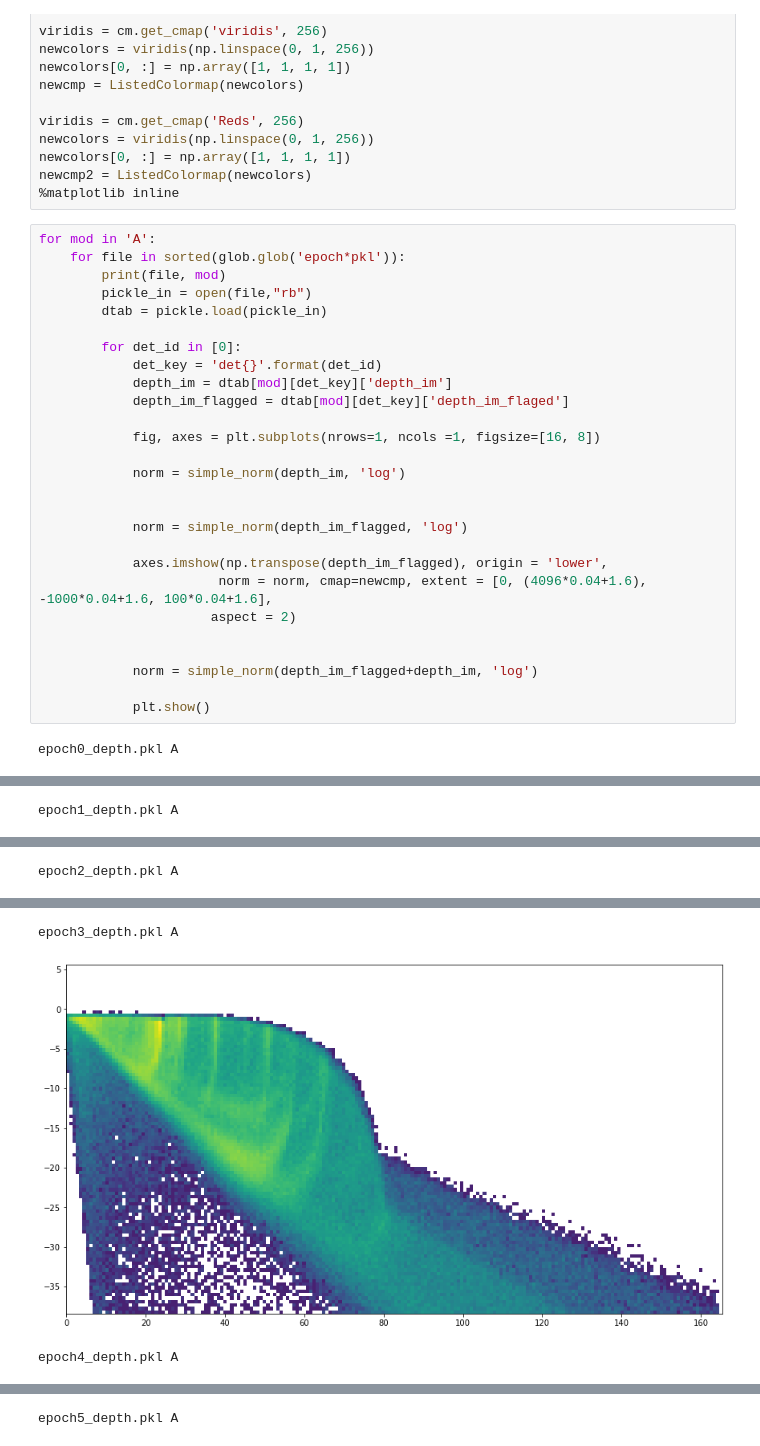
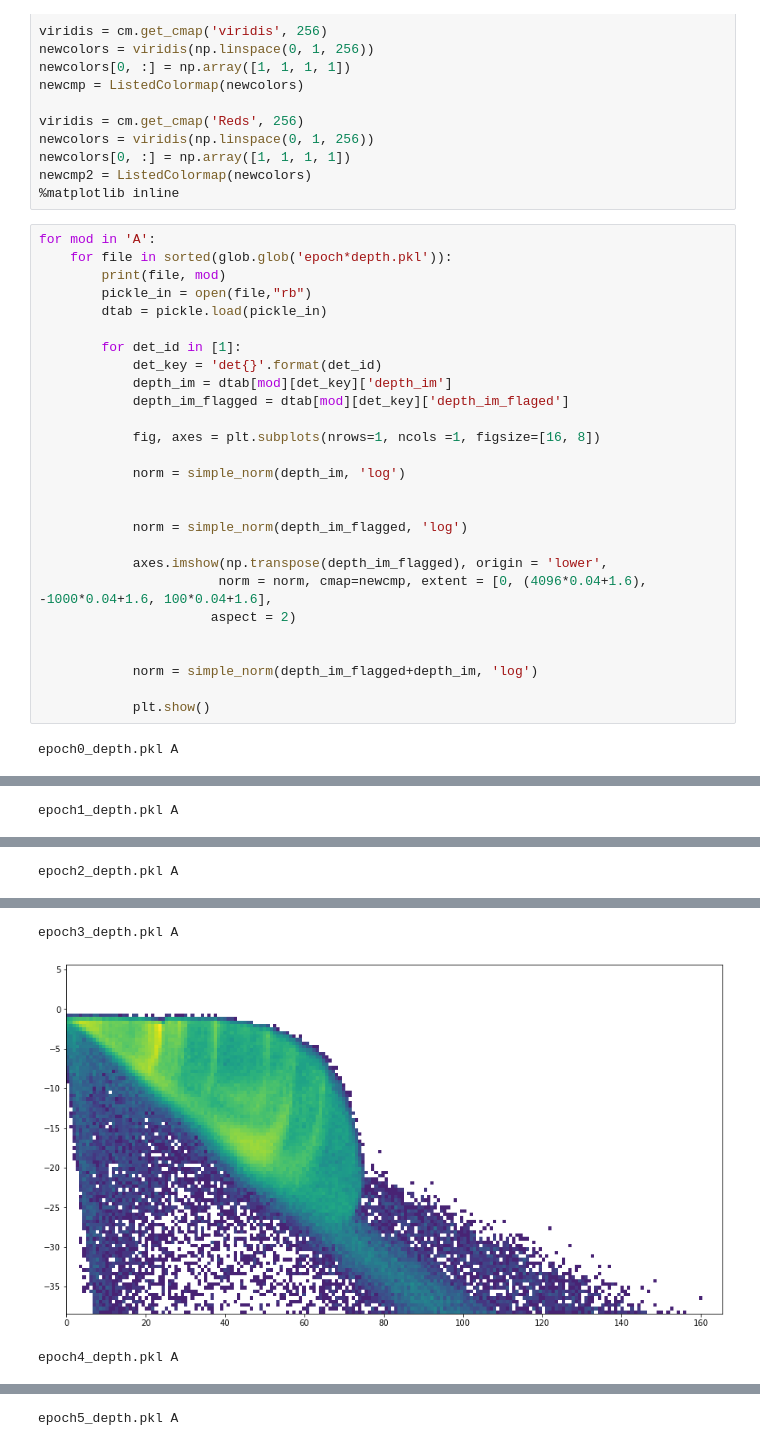
Before and after one commit to bwgref/nustar_background, a Jupyter notebook: depth_cut/depth_cut_vs_time.ipynb, the cells around one changed output, grey strips where cells are left out. Drawn from its saved outputs; the diff is of its cells as text.

Commit message:
Detector images and depth-cut notebook

```diff
--- a/depth_cut/depth_cut_vs_time.ipynb
+++ b/depth_cut/depth_cut_vs_time.ipynb
@@ -20,12 +20,12 @@ newcmp2 = ListedColormap(newcolors)
 %matplotlib inline
 # %%
 for mod in 'A':
-    for file in sorted(glob.glob('epoch*pkl')):
+    for file in sorted(glob.glob('epoch*depth.pkl')):
         print(file, mod)
         pickle_in = open(file,"rb")
         dtab = pickle.load(pickle_in)
 
-        for det_id in [0]:
+        for det_id in [1]:
             det_key = 'det{}'.format(det_id)
             depth_im = dtab[mod][det_key]['depth_im']
             depth_im_flagged = dtab[mod][det_key]['depth_im_flaged']
@@ -55,3 +55,3 @@ epoch2_depth.pkl A
 epoch3_depth.pkl A
-[figure, old version]
+[figure, new version]
 epoch4_depth.pkl A
```
Also changed, not shown: parts of 2 cells of this notebook, 9 other files.
